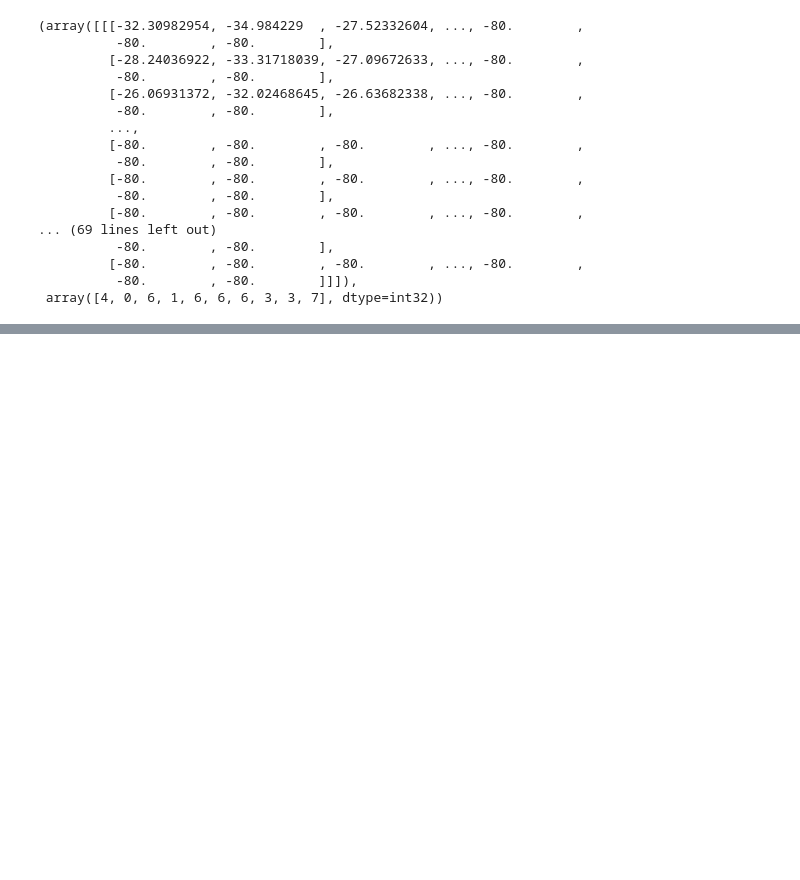
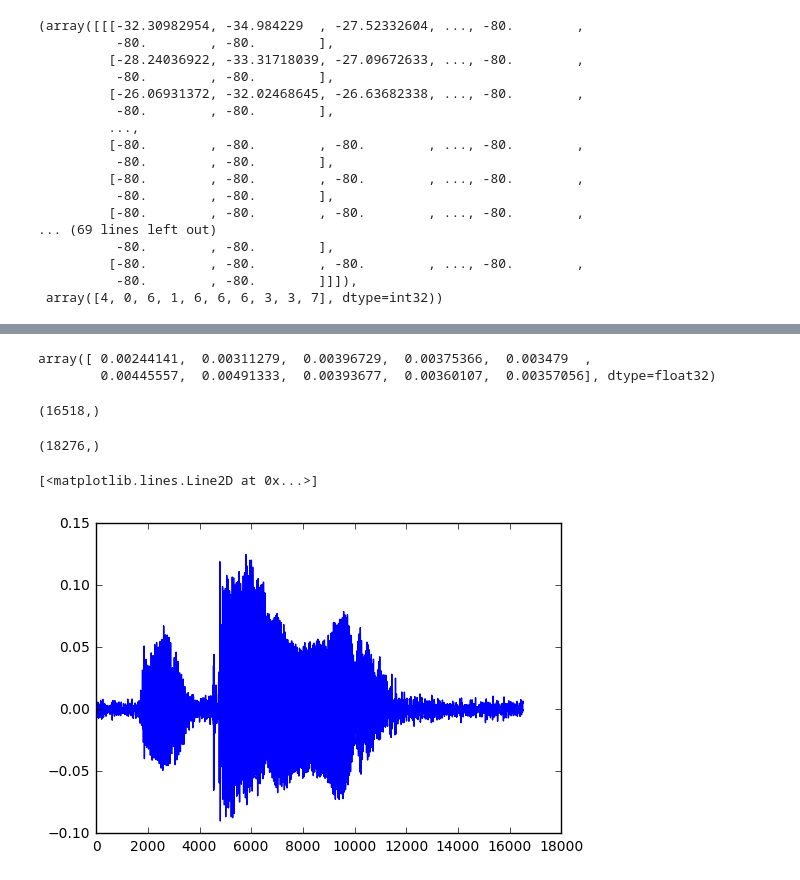
Before and after one commit to aidiary/notebooks, a Jupyter notebook: keras/171024-my-generator.ipynb, the cells around one changed output, grey strips where cells are left out. Saved outputs shown, nothing was run; the diff lists cells and outputs as text; code cells hidden in the pictures; blank space fills up the shorter version.

```diff
--- a/keras/171024-my-generator.ipynb
+++ b/keras/171024-my-generator.ipynb
@@ -178,0 +193,2 @@ int32 (100,)
+# %%
+y1, sr = librosa.load('data/hand.wav', sr=16000)
@@ -178,0 +197,18 @@ int32 (100,)
+# %%
+y1[:10]
+# %% [output]
+array([ 0.00244141,  0.00311279,  0.00396729,  0.00375366,  0.003479  ,
+        0.00445557,  0.00491333,  0.00393677,  0.00360107,  0.00357056], dtype=float32)
+# %%
+y1.shape
+# %% [output]
+(16518,)
+# %%
+y2.shape
+# %% [output]
+(18276,)
+# %%
+plt.plot(y1)
+# %% [output]
+[<matplotlib.lines.Line2D at 0x...>]
+[figure, added]
```
Also changed, not shown: parts of 15 cells of this notebook.
